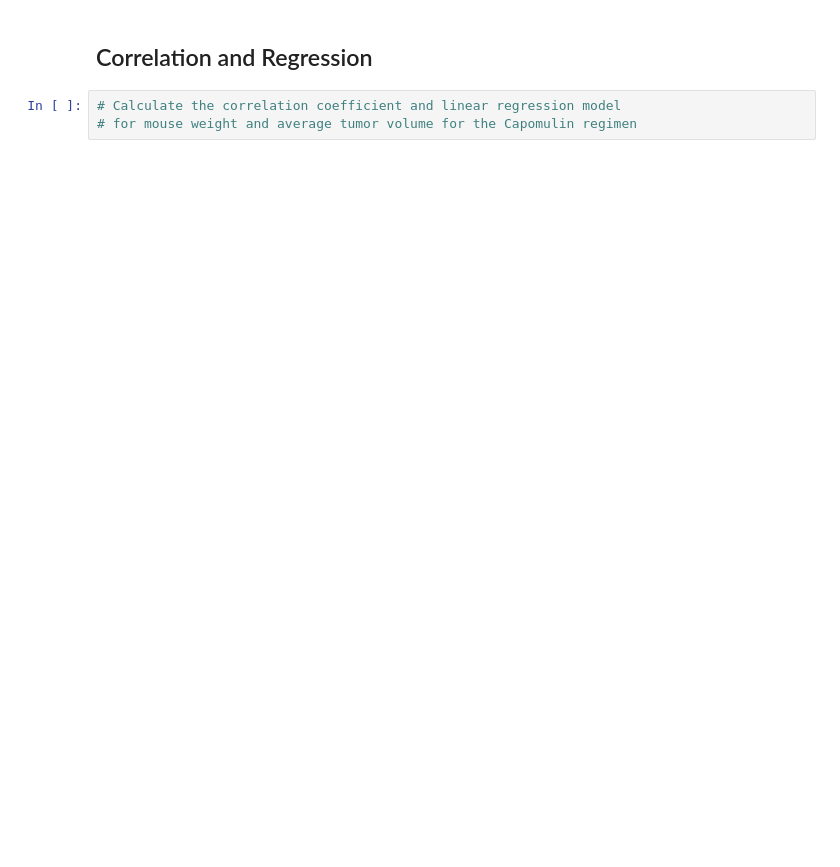
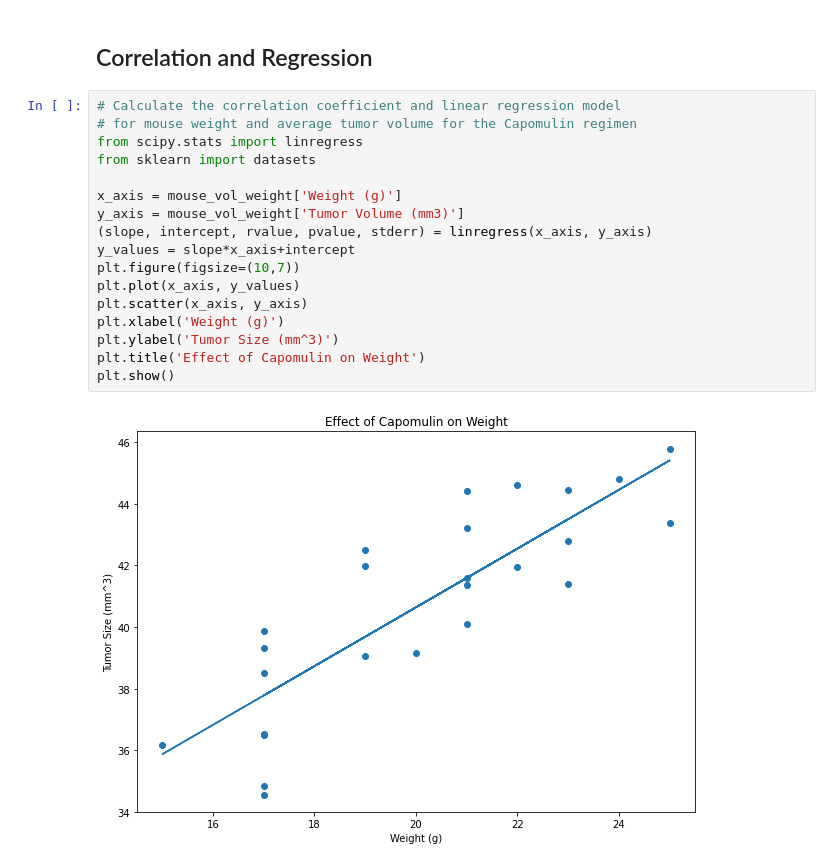
Before and after one commit to HsuChe/Cancer-Research-Analysis, a Jupyter notebook: Pymaceuticals/pymaceuticals_starter.ipynb, the cells around one changed output. Cells and saved outputs as stored; diff of their text form; blank space fills up the shorter version.

```diff
--- a/Pymaceuticals/pymaceuticals_starter.ipynb
+++ b/Pymaceuticals/pymaceuticals_starter.ipynb
@@ -324,5 +315,21 @@ Name: Tumor Volume (mm3), dtype: float64
 # %% [markdown]
 ## Correlation and Regression
-# %%
-# Calculate the correlation coefficient and linear regression model
-# for mouse weight and average tumor volume for the Capomulin regimen
+# %%
+# Calculate the correlation coefficient and linear regression model
+# for mouse weight and average tumor volume for the Capomulin regimen
+from scipy.stats import linregress
+from sklearn import datasets
+
+x_axis = mouse_vol_weight['Weight (g)']
+y_axis = mouse_vol_weight['Tumor Volume (mm3)']
+(slope, intercept, rvalue, pvalue, stderr) = linregress(x_axis, y_axis)
+y_values = slope*x_axis+intercept
+plt.figure(figsize=(10,7))
+plt.plot(x_axis, y_values)
+plt.scatter(x_axis, y_axis)
+plt.xlabel('Weight (g)')
+plt.ylabel('Tumor Size (mm^3)')
+plt.title('Effect of Capomulin on Weight')
+plt.show()
+# %% [output]
+[figure, added]
```
Also changed, not shown: parts of 2 cells of this notebook.
